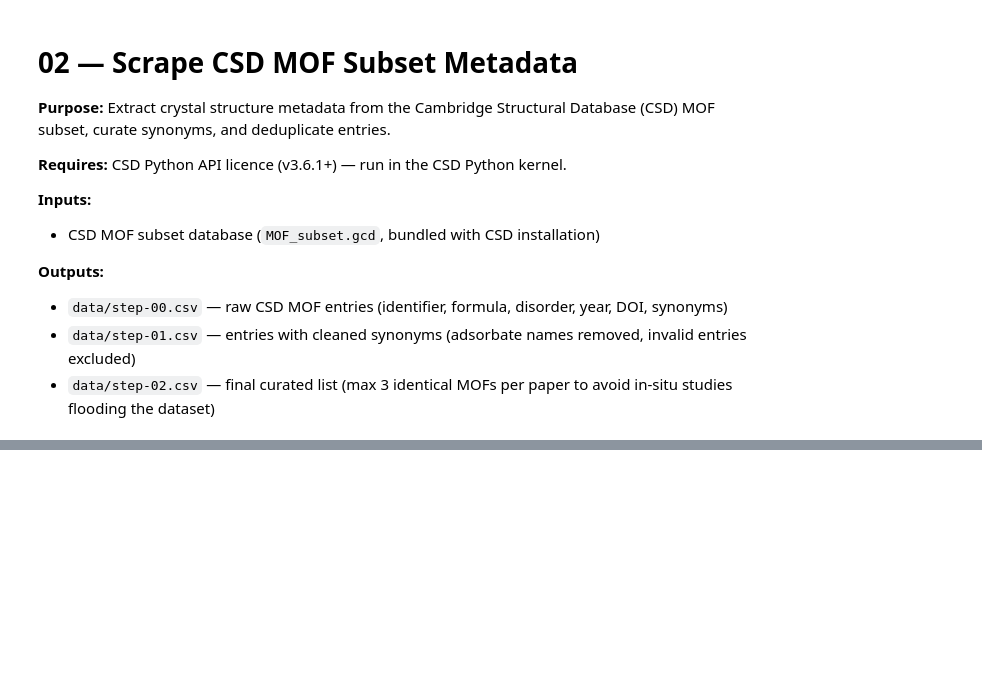
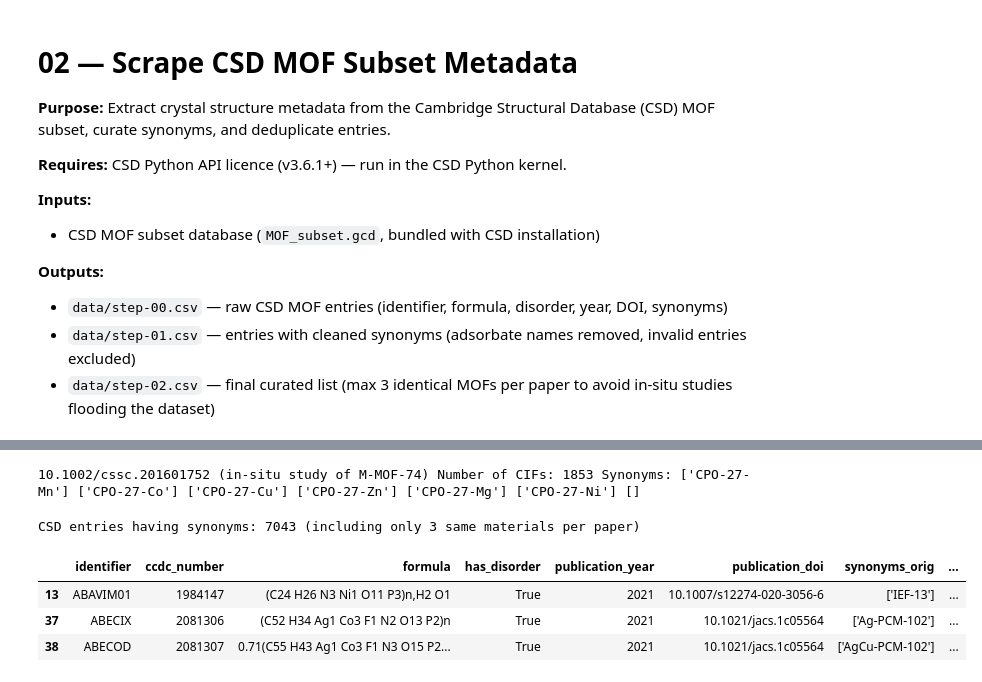
Before and after one commit to JamesLRyan/exp_methane_mof_data_collection, a Jupyter notebook: 02_scrape_csd_metadata.ipynb, the cells around one changed output, grey strips where cells are left out. Cells and saved outputs as stored; diff of their text form; code cells hidden in the pictures; blank space fills up the shorter version.

```diff
--- a/02_scrape_csd_metadata.ipynb
+++ b/02_scrape_csd_metadata.ipynb
@@ -79 +148,12 @@ Limits to 3 CSD entries per (DOI, synonym) combination to prevent in-situ studie
+# %%
+# Check papers with a lot of entries
+doi_note = {
+    "10.1002/cssc.201601752": "in-situ study of M-MOF-74",
+}
+
+for doi, note in doi_note.items():
+    df_doi = df[df['publication_doi']==doi]
+    print(doi, f"({note})", f"Number of CIFs: {len(df_doi)}", 'Synonyms:', *list(set(df_doi['synonyms'])))
+# %% [output]
+10.1002/cssc.201601752 (in-situ study of M-MOF-74) Number of CIFs: 1853 Synonyms: ['CPO-27-Mn'] ['CPO-27-Co'] ['CPO-27-Cu'] ['CPO-27-Zn'] ['CPO-27-Mg'] ['CPO-27-Ni'] []
 # %%
@@ -100,0 +181,14 @@ print(f"CSD entries with valid synonyms (after dedup): {final_count}")
+# %%
+df = pd.read_csv("data/step-02.csv")
+len_after_exclusions = len(df[(df['synonyms']!="[]") & (df['note']=='-')])
+print("CSD entries having synonyms:", len_after_exclusions, f"(including only {max_same} same materials per paper)")
+# %% [output]
+CSD entries having synonyms: 7043 (including only 3 same materials per paper)
+# %%
+df = pd.read_csv("data/step-02.csv")
+df[df['synonyms']!="[]"].head(3)
+# %% [output]
+|  | identifier | ccdc_number | formula | has_disorder | publication_year | publication_doi | synonyms_orig | ... |
+| 13 | ABAVIM01 | 1984147 | (C24 H26 N3 Ni1 O11 P3)n,H2 O1 | True | 2021 | 10.1007/s12274-020-3056-6 | ['IEF-13'] | ... |
+| 37 | ABECIX | 2081306 | (C52 H34 Ag1 Co3 F1 N2 O13 P2)n | True | 2021 | 10.1021/jacs.1c05564 | ['Ag-PCM-102'] | ... |
+| 38 | ABECOD | 2081307 | 0.71(C55 H43 Ag1 Co3 F1 N3 O15 P2... | True | 2021 | 10.1021/jacs.1c05564 | ['AgCu-PCM-102'] | ... |
```
Also changed, not shown: parts of 13 cells of this notebook.
